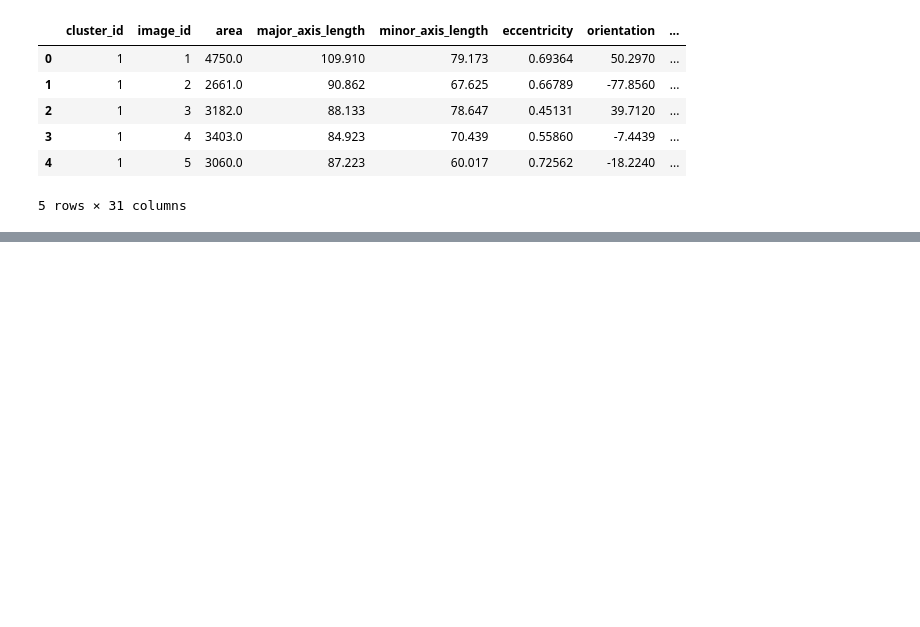
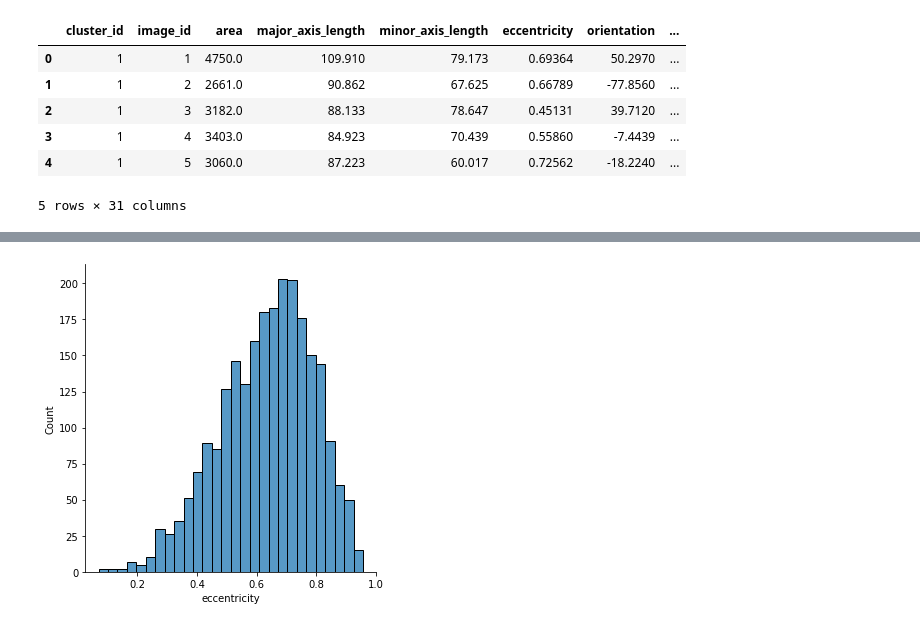
Before and after one commit to edunnwe1/Insight_project, a Jupyter notebook: notebooks/01-Exploratory_Data_Analysis.ipynb, the cells around one changed output, grey strips where cells are left out. Drawn from its saved outputs; the diff is of its cells as text; code cells hidden in the pictures; blank space fills up the shorter version.

```diff
--- a/notebooks/01-Exploratory_Data_Analysis.ipynb
+++ b/notebooks/01-Exploratory_Data_Analysis.ipynb
@@ -344,0 +76,5 @@ print(f'Area under the precision-recall curve: \n{auc(recall,precision)}')
+# %%
+# eccentricity
+ax = sns.displot(df['eccentricity'],kde=False)
+# %% [output]
+[figure, added]
```
Also changed, not shown: parts of 45 cells of this notebook, 1 other file.
